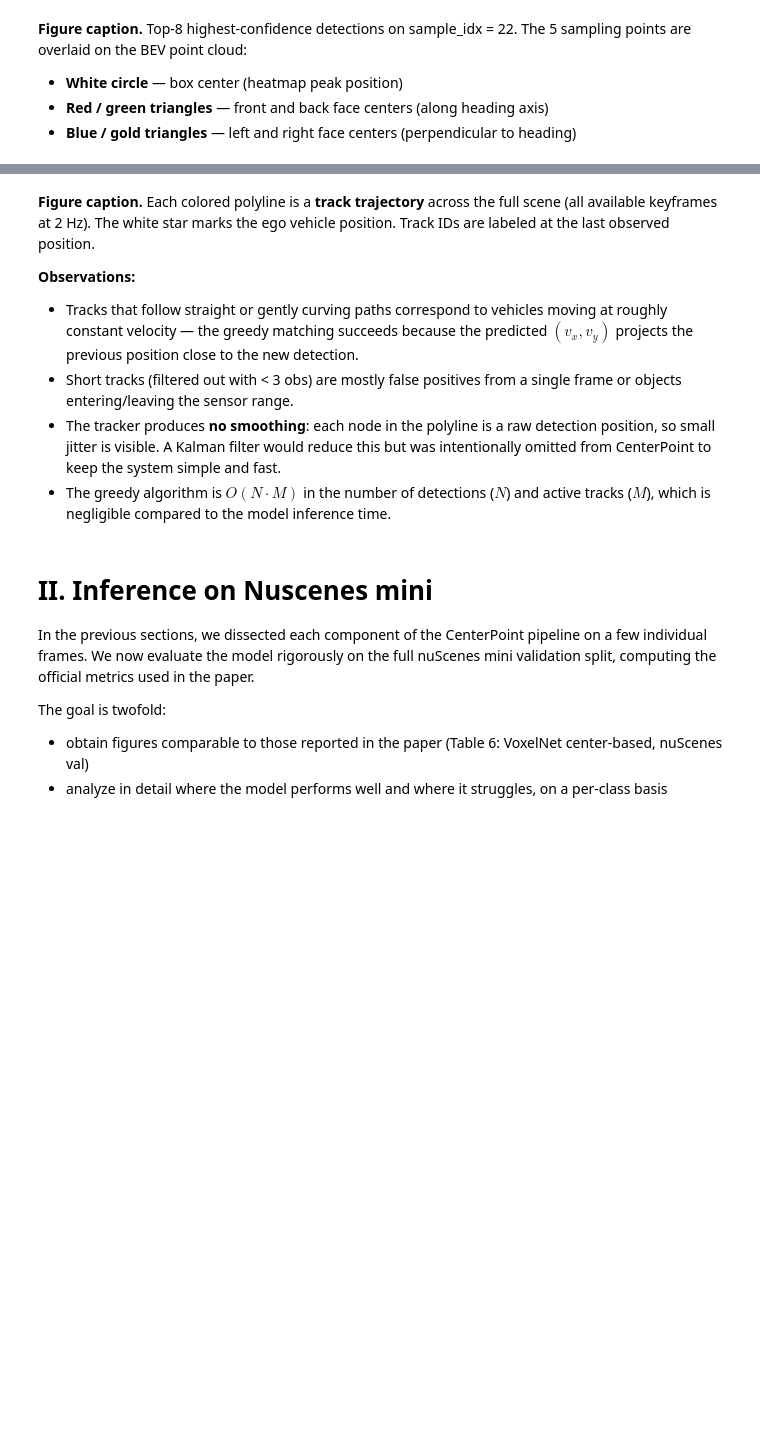
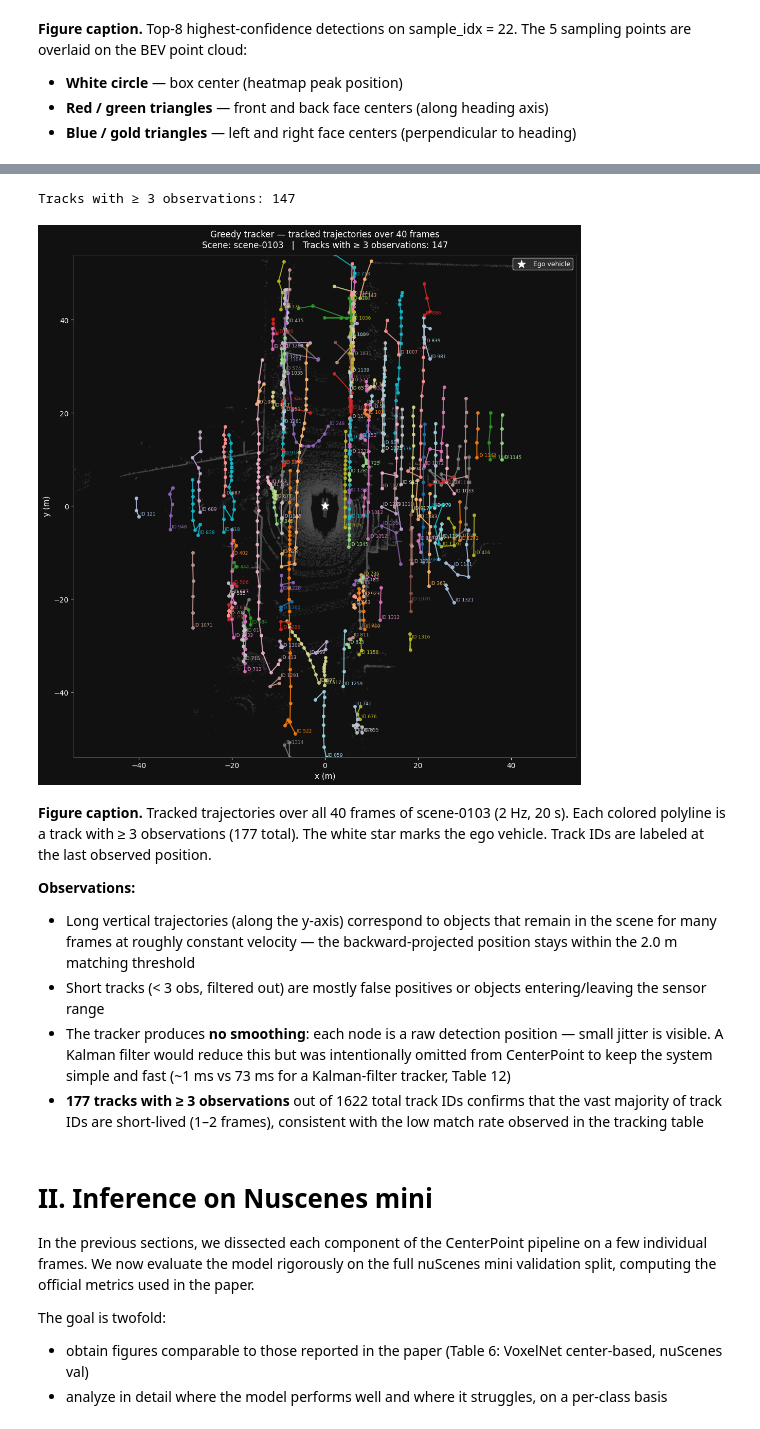
Before and after one commit to ErwanR123/Analysis_of_CenterPoint, a Jupyter notebook: 01_Analysis_and_Experiments.ipynb, the cells around one changed output, grey strips where cells are left out. Drawn from its saved outputs; the diff is of its cells as text; code cells hidden in the pictures; blank space fills up the shorter version.

```diff
--- a/01_Analysis_and_Experiments.ipynb
+++ b/01_Analysis_and_Experiments.ipynb
@@ -1685,23 +1589,66 @@ plt.show()
+# %%
+# ── Visualize tracked trajectories ────────────────────────────────────────
+MIN_OBS = 3
+long_tracks = {tid: tr for tid, tr in all_track_histories.items()
+               if len(tr['history']) >= MIN_OBS}
+print(f'Tracks with ≥ {MIN_OBS} observations: {len(long_tracks)}')
+
+fig, ax = plt.subplots(figsize=(11, 11))
+fig.patch.set_facecolor('#111111')
+ax.set_facecolor('#111111')
+
+ax.scatter(points[::5, 0], points[::5, 1],
+           s=0.2, c='#555555', alpha=0.3, rasterized=True)
+
+cmap = plt.get_cmap('tab20')
+for k, (tid, tr) in enumerate(long_tracks.items()):
+    hist  = tr['history']
+    xs    = [h[1] for h in hist]
+    ys    = [h[2] for h in hist]
+    color = cmap(tid % 20)
+    ax.plot(xs, ys, '-o', color=color, markersize=4, linewidth=1.5, alpha=0.85)
+    ax.text(xs[-1]+0.3, ys[-1]+0.3, f'ID {tid}',
+            color=color, fontsize=6.5, zorder=7)
+
+ax.scatter([0], [0], s=120, c='white', marker='*', zorder=10, label='Ego vehicle')
+ax.set_xlim(-54, 54); ax.set_ylim(-54, 54)
+ax.set_aspect('equal')
+ax.set_xlabel('x (m)', color='white', fontsize=11)
+ax.set_ylabel('y (m)', color='white', fontsize=11)
+ax.tick_params(colors='white')
+for sp in ax.spines.values(): sp.set_edgecolor('#444')
+ax.legend(loc='upper right', facecolor='#333333', labelcolor='white',
+          framealpha=0.85, fontsize=9)
+ax.set_title(
+    f'Greedy tracker — tracked trajectories over {len(frame_dets)} frames\n'
+    f'Scene: {scene["name"]}   |   Tracks with ≥ {MIN_OBS} observations: {len(long_tracks)}',
+    color='white', fontsize=12, pad=10
+)
+plt.tight_layout()
+plt.show()
+# %% [output]
+Tracks with ≥ 3 observations: 147
+[figure, added]
 # %% [markdown]
-**Figure caption.** Each colored polyline is a **track trajectory** across
-the full scene (all available keyframes at 2 Hz). The white star marks the
-ego vehicle position. Track IDs are labeled at the last observed position.
+**Figure caption.** Tracked trajectories over all 40 frames of scene-0103
+(2 Hz, 20 s). Each colored polyline is a track with ≥ 3 observations (177
+total). The white star marks the ego vehicle. Track IDs are labeled at the
+last observed position.
 
 **Observations:**
 
-- Tracks that follow straight or gently curving paths correspond to
-  vehicles moving at roughly constant velocity — the greedy matching succeeds
-  because the predicted $(v_x, v_y)$ projects the previous position close to
-  the new detection.
-- Short tracks (filtered out with < 3 obs) are mostly false positives from
-  a single frame or objects entering/leaving the sensor range.
-- The tracker produces **no smoothing**: each node in the polyline is a raw
-  detection position, so small jitter is visible. A Kalman filter would
-  reduce this but was intentionally omitted from CenterPoint to keep the
-  system simple and fast.
-- The greedy algorithm is $O(N \cdot M)$ in the number of detections ($N$)
-  and active tracks ($M$), which is negligible compared to the model
-  inference time.
+- Long vertical trajectories (along the y-axis) correspond to objects that
+  remain in the scene for many frames at roughly constant velocity — the
+  backward-projected position stays within the 2.0 m matching threshold
+- Short tracks (< 3 obs, filtered out) are mostly false positives or objects
+  entering/leaving the sensor range
+- The tracker produces **no smoothing**: each node is a raw detection
+  position — small jitter is visible. A Kalman filter would reduce this but
+  was intentionally omitted from CenterPoint to keep the system simple
+  and fast (~1 ms vs 73 ms for a Kalman-filter tracker, Table 12)
+- **177 tracks with ≥ 3 observations** out of 1622 total track IDs confirms
+  that the vast majority of track IDs are short-lived (1–2 frames),
+  consistent with the low match rate observed in the tracking table
 # %% [markdown]
 # **II. Inference on Nuscenes mini**
 
```
Also changed, not shown: parts of 12 cells of this notebook.
